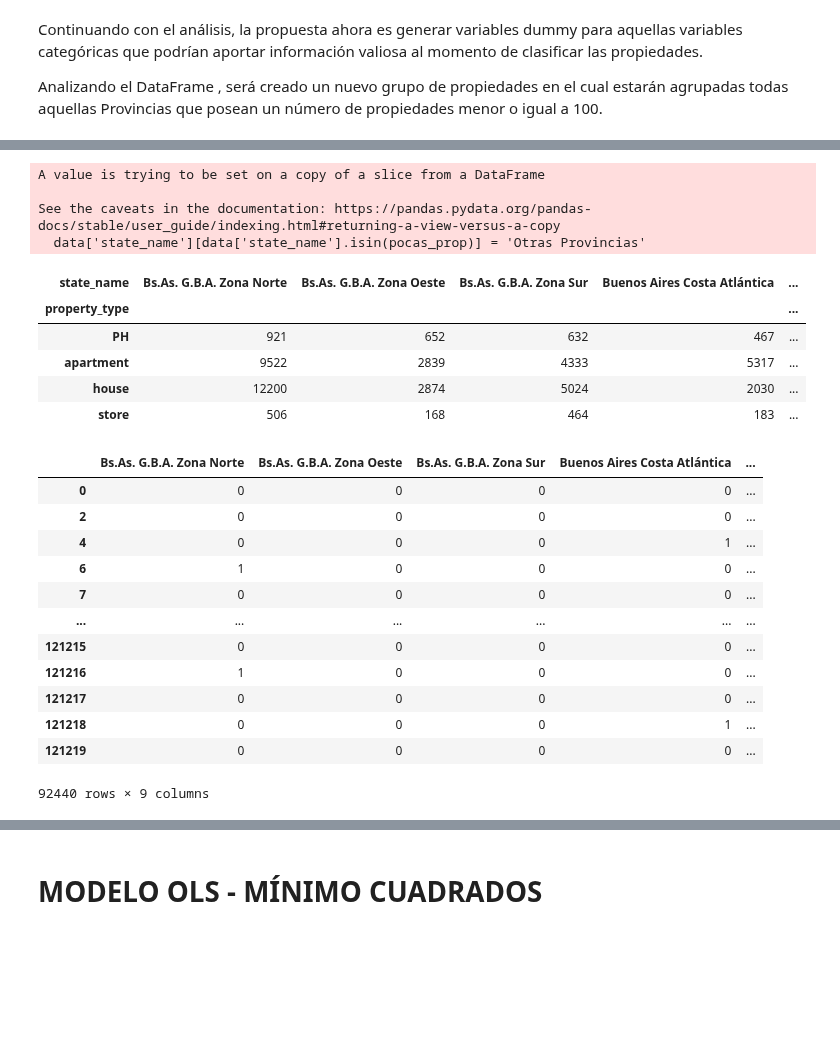
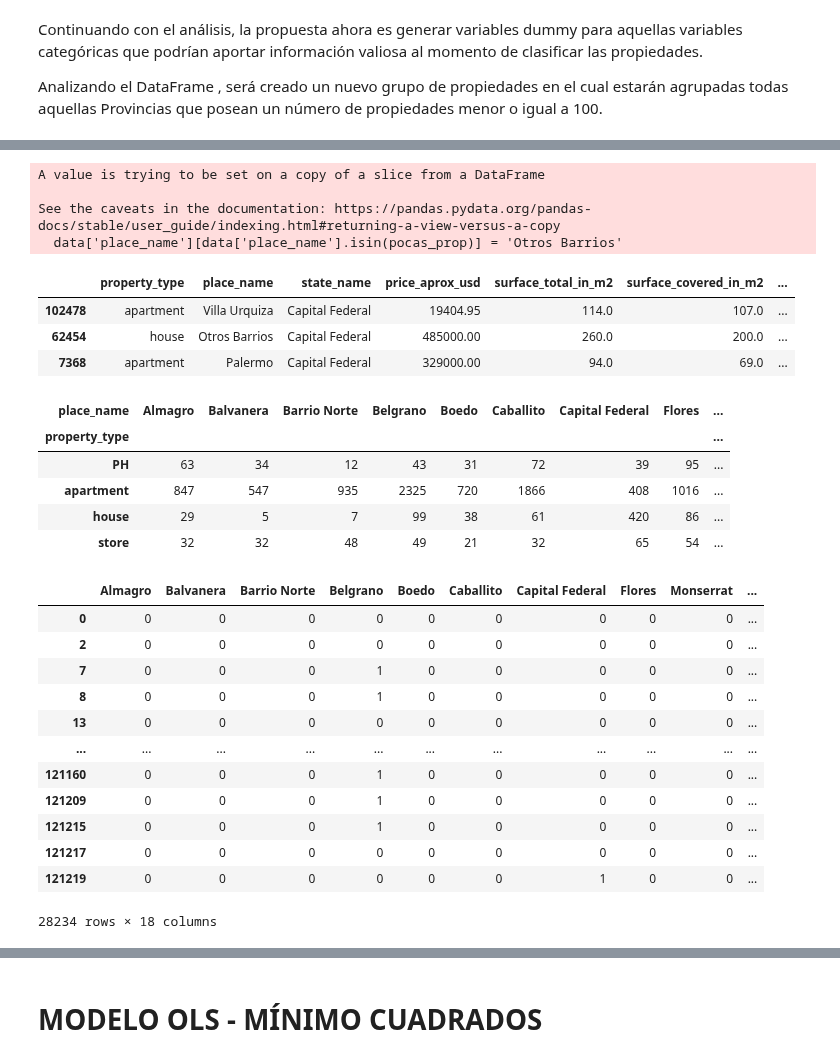
Before and after one commit to asasa293/limpieza_datos, a Jupyter notebook: TP2/TP2_MOISES.ipynb, the cells around one changed output, grey strips where cells are left out. Cells and saved outputs as stored; diff of their text form; code cells hidden in the pictures; blank space fills up the shorter version.

```diff
--- a/TP2/TP2_MOISES.ipynb
+++ b/TP2/TP2_MOISES.ipynb
@@ -27,0 +26,6 @@ El dataframe de properati está compuesto por 15 columnas y 107980 filas
+# %%
+# Considerando el volumen de datos y espacio geográfico abarcado por las diferentes provincias,
+# se procederá a estudiar la relación y variación de precios en propiedades en Capital Federal
+
+data = data.loc[data['state_name'] == 'Capital Federal']
+print(f'El dataframe de properati está compuesto por {data.shape[1]} columnas y {data.shape[0]} filas')
@@ -107,6 +114,6 @@ Continuando con el análisis, la propuesta ahora es generar variables dummy para
 
 Analizando el DataFrame , será creado un nuevo grupo de propiedades en el cual estarán agrupadas todas aquellas Provincias que posean un número de propiedades menor o igual a 100.
 # %%
-state_group = (data.groupby(['state_name'])['state_name'].count()).sort_values(ascending=False)
-display(state_group)
+place_group = (data.groupby(['place_name'])['place_name'].count()).sort_values(ascending=False)
+display(place_group)
 # %% [output]
@@ -130,12 +133,10 @@ Name: state_name, dtype: int64
 # %%
-state_group = (data.groupby(['state_name'])['state_name'].count()).sort_values(ascending=False)
-
 # Convertimos a DataFrame
-state = pd.DataFrame(state_group)
-state.index.name = None
+place = pd.DataFrame(place_group)
+place.index.name = None
 
 # Generamos nuevo DataFrame con Provincias con 500 propiedades o menos
-pocas_propiedades = state[state['state_name'] <= 500]
+pocas_propiedades = place[place['place_name'] <= 500]
 
 pocas_prop = pocas_propiedades.index
 pocas_prop
@@ -147,41 +155,46 @@ Index(['Mendoza', 'Corrientes', 'Río Negro', 'Neuquén', 'Misiones', 'Tucumán'
       dtype='object')
 # %%
-# Cambiamos el nombre de la Provincia por 'Pocas Propiedades' para aquellas Provincias encontradas en el paso anterior
-data['state_name'][data['state_name'].isin(pocas_prop)] = 'Otras Provincias'
+# Cambiamos el nombre de la Provincia por 'Otros Barrios' para aquellas Provincias encontradas en el paso anterior
+data['place_name'][data['place_name'].isin(pocas_prop)] = 'Otros Barrios'
+data.sample(3)
 # %% [output]
 A value is trying to be set on a copy of a slice from a DataFrame
 
 See the caveats in the documentation: https://pandas.pydata.org/pandas-docs/stable/user_guide/indexing.html#returning-a-view-versus-a-copy
-  data['state_name'][data['state_name'].isin(pocas_prop)] = 'Otras Provincias'
+  data['place_name'][data['place_name'].isin(pocas_prop)] = 'Otros Barrios'
+|  | property_type | place_name | state_name | price_aprox_usd | surface_total_in_m2 | surface_covered_in_m2 | ... |
+| 102478 | apartment | Villa Urquiza | Capital Federal | 19404.95 | 114.0 | 107.0 | ... |
+| 62454 | house | Otros Barrios | Capital Federal | 485000.00 | 260.0 | 200.0 | ... |
+| 7368 | apartment | Palermo | Capital Federal | 329000.00 | 94.0 | 69.0 | ... |
 # %%
-# Previo a la eliminación de la columna state_name agrupamos las propiedades para conocer tendencias
-data.groupby(['property_type','state_name']).size().unstack(fill_value=0)
+# Previo a la eliminación de la columna place_name agrupamos las propiedades para conocer tendencias
+data.groupby(['property_type','place_name']).size().unstack(fill_value=0)
 # %% [output]
-| state_name | Bs.As. G.B.A. Zona Norte | Bs.As. G.B.A. Zona Oeste | Bs.As. G.B.A. Zona Sur | Buenos Aires Costa Atlántica | ... |
-| property_type |  |  |  |  | ... |
-| PH | 921 | 652 | 632 | 467 | ... |
-| apartment | 9522 | 2839 | 4333 | 5317 | ... |
-| house | 12200 | 2874 | 5024 | 2030 | ... |
-| store | 506 | 168 | 464 | 183 | ... |
+| place_name | Almagro | Balvanera | Barrio Norte | Belgrano | Boedo | Caballito | Capital Federal | Flores | ... |
+| property_type |  |  |  |  |  |  |  |  | ... |
+| PH | 63 | 34 | 12 | 43 | 31 | 72 | 39 | 95 | ... |
+| apartment | 847 | 547 | 935 | 2325 | 720 | 1866 | 408 | 1016 | ... |
+| house | 29 | 5 | 7 | 99 | 38 | 61 | 420 | 86 | ... |
+| store | 32 | 32 | 48 | 49 | 21 | 32 | 65 | 54 | ... |
 # %%
 # Generación de variables Dummies para state_name
 
-state_name_dummies = pd.get_dummies(data['state_name'])
-state_name_dummies
+place_name_dummies = pd.get_dummies(data['place_name'])
+place_name_dummies
 # %% [output]
-|  | Bs.As. G.B.A. Zona Norte | Bs.As. G.B.A. Zona Oeste | Bs.As. G.B.A. Zona Sur | Buenos Aires Costa Atlántica | ... |
-| 0 | 0 | 0 | 0 | 0 | ... |
-| 2 | 0 | 0 | 0 | 0 | ... |
-| 4 | 0 | 0 | 0 | 1 | ... |
-| 6 | 1 | 0 | 0 | 0 | ... |
-| 7 | 0 | 0 | 0 | 0 | ... |
-| ... | ... | ... | ... | ... | ... |
-| 121215 | 0 | 0 | 0 | 0 | ... |
-| 121216 | 1 | 0 | 0 | 0 | ... |
-| 121217 | 0 | 0 | 0 | 0 | ... |
-| 121218 | 0 | 0 | 0 | 1 | ... |
-| 121219 | 0 | 0 | 0 | 0 | ... |
+|  | Almagro | Balvanera | Barrio Norte | Belgrano | Boedo | Caballito | Capital Federal | Flores | Monserrat | ... |
+| 0 | 0 | 0 | 0 | 0 | 0 | 0 | 0 | 0 | 0 | ... |
+| 2 | 0 | 0 | 0 | 0 | 0 | 0 | 0 | 0 | 0 | ... |
+| 7 | 0 | 0 | 0 | 1 | 0 | 0 | 0 | 0 | 0 | ... |
+| 8 | 0 | 0 | 0 | 1 | 0 | 0 | 0 | 0 | 0 | ... |
+| 13 | 0 | 0 | 0 | 0 | 0 | 0 | 0 | 0 | 0 | ... |
+| ... | ... | ... | ... | ... | ... | ... | ... | ... | ... | ... |
+| 121160 | 0 | 0 | 0 | 1 | 0 | 0 | 0 | 0 | 0 | ... |
+| 121209 | 0 | 0 | 0 | 1 | 0 | 0 | 0 | 0 | 0 | ... |
+| 121215 | 0 | 0 | 0 | 1 | 0 | 0 | 0 | 0 | 0 | ... |
+| 121217 | 0 | 0 | 0 | 0 | 0 | 0 | 0 | 0 | 0 | ... |
+| 121219 | 0 | 0 | 0 | 0 | 0 | 0 | 1 | 0 | 0 | ... |
-92440 rows × 9 columns
+28234 rows × 18 columns
 # %%
 # Para incorporar nuevas columnas dummies al DataFrame
 
```
Also changed, not shown: parts of 52 cells of this notebook, 2 other files.
